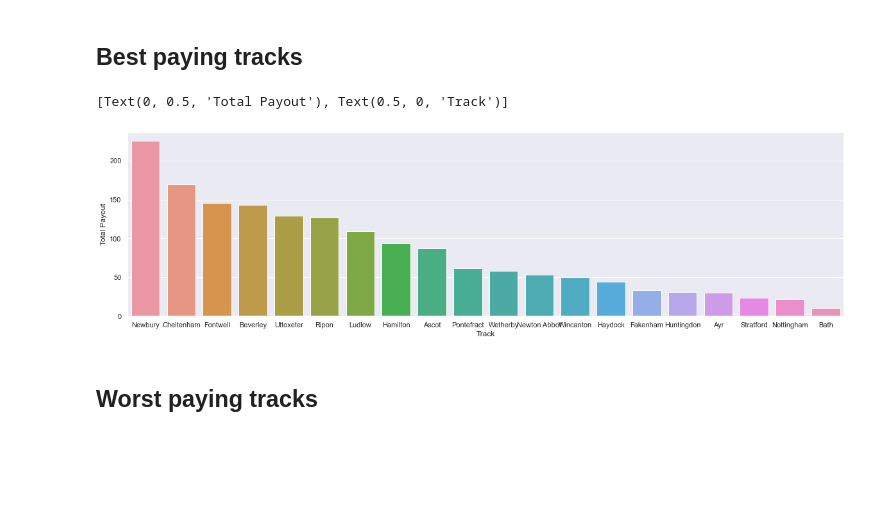
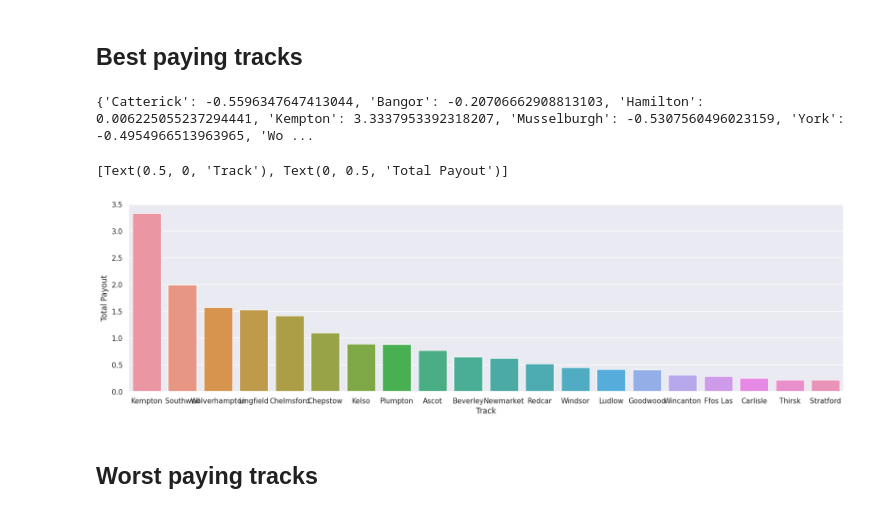
Before and after one commit to Dateb/WageringSystem, a Jupyter notebook: notebooks/Payout Analysis.ipynb, the cells around one changed output. Saved outputs shown, nothing was run; the diff lists cells and outputs as text; code cells hidden in the pictures; blank space fills up the shorter version.

```diff
--- a/notebooks/Payout Analysis.ipynb
+++ b/notebooks/Payout Analysis.ipynb
@@ -55,21 +55,26 @@ AttributeError: 'BettingSlip' object has no attribute 'n_runners'
 # %%
 betting_slips = fund_history_summary.betting_slips
 payout_per_track = {}
 for betting_slip_date in betting_slips:
     betting_slip = betting_slips[betting_slip_date]
-    if betting_slip.track not in payout_per_track:
-        payout_per_track[betting_slip.track] = betting_slip.payout
-    else:
-        payout_per_track[betting_slip.track] += betting_slip.payout
+    if len(betting_slip.bets) > 0:
+        track_name = betting_slip.bets[0].predicted_horse_results[0].race_name[:-2]
+        if track_name not in payout_per_track:
+            payout_per_track[track_name] = betting_slip.payout_percentage
+        else:
+            payout_per_track[track_name] += betting_slip.payout_percentage
+
+print(payout_per_track)
 
 payout_per_track = dict(sorted(payout_per_track.items(), key=lambda item: item[1], reverse=True))
 
 sns.set(rc={'figure.figsize':(20,5.27)})
-ax = sns.barplot(list(payout_per_track.keys())[:20], list(payout_per_track.values())[:20])
+ax = sns.barplot(x=list(payout_per_track.keys())[:20], y=list(payout_per_track.values())[:20])
 ax.set(xlabel='Track', ylabel='Total Payout')
 # %% [output]
-[Text(0, 0.5, 'Total Payout'), Text(0.5, 0, 'Track')]
+{'Catterick': -0.5596347647413044, 'Bangor': -0.20706662908813103, 'Hamilton': 0.006225055237294441, 'Kempton': 3.3337953392318207, 'Musselburgh': -0.5307560496023159, 'York': -0.4954966513963965, 'Wo ...
+[Text(0.5, 0, 'Track'), Text(0, 0.5, 'Total Payout')]
-[figure, old version]
+[figure, new version]
 # %% [markdown]
 ## Worst paying tracks
 # %%
```
Also changed, not shown: parts of 1 cell of this notebook, 10 other files.
